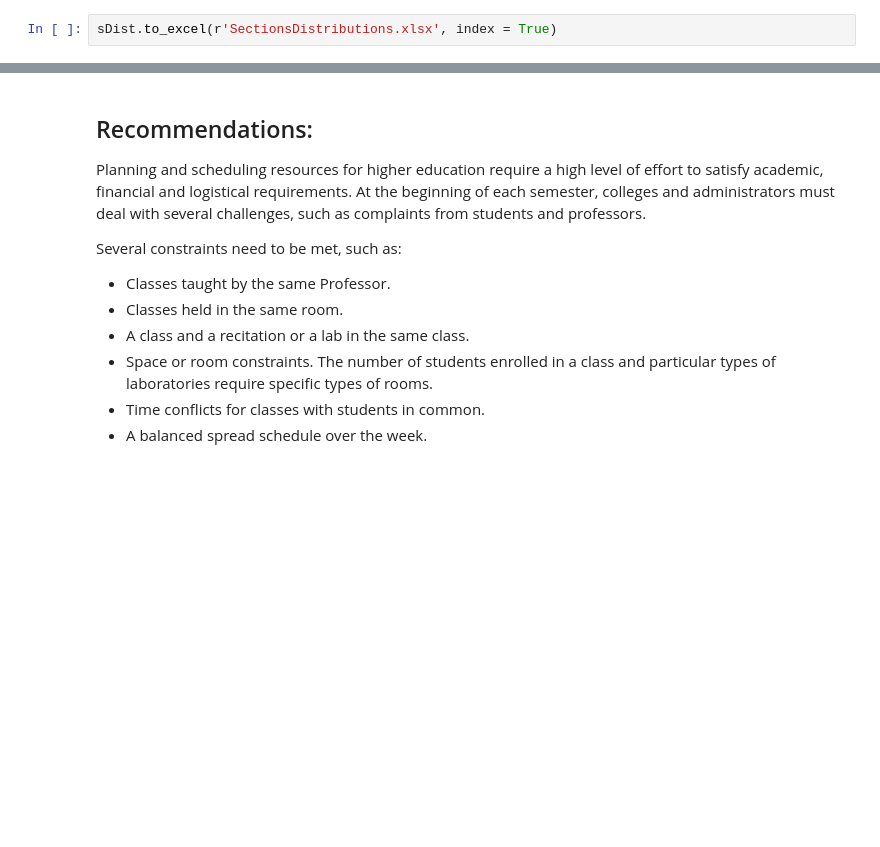
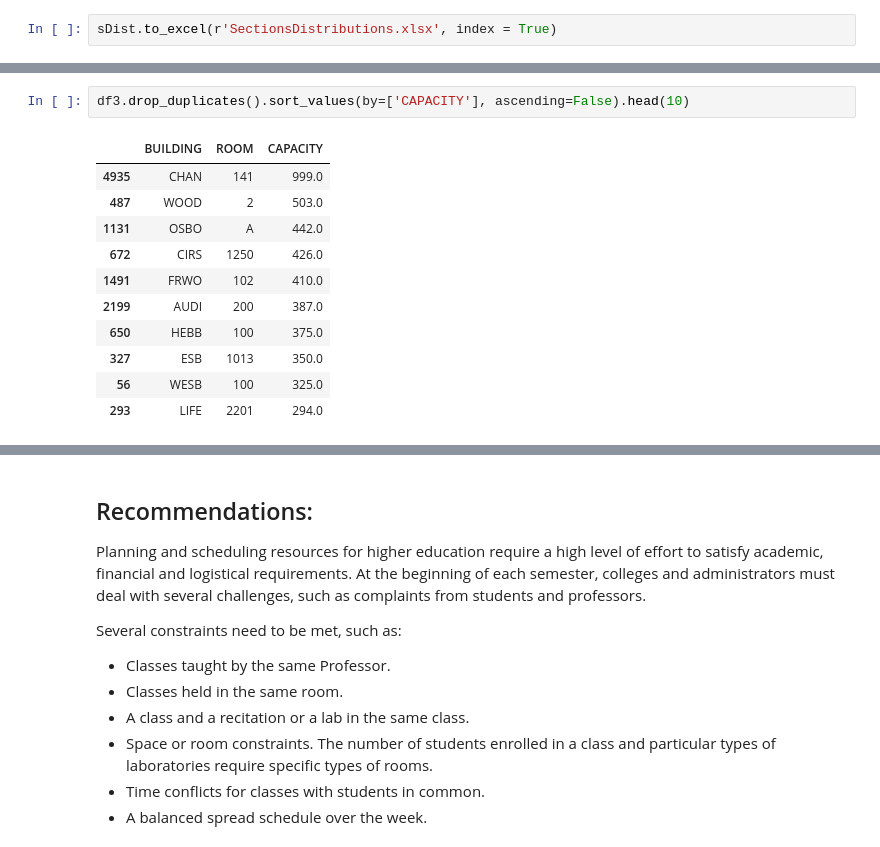
Before and after one commit to lucarli/University-Schedule-Analysis, a Jupyter notebook: ScheduleAnalysis.ipynb, the cells around one changed output, grey strips where cells are left out. Drawn from its saved outputs; the diff is of its cells as text; blank space fills up the shorter version.

```diff
--- a/ScheduleAnalysis.ipynb
+++ b/ScheduleAnalysis.ipynb
@@ -272,0 +324,14 @@ sDist.to_excel(r'SectionsDistributions.xlsx', index = True)
+# %%
+df3.drop_duplicates().sort_values(by=['CAPACITY'], ascending=False).head(10)
+# %% [output]
+|  | BUILDING | ROOM | CAPACITY |
+| 4935 | CHAN | 141 | 999.0 |
+| 487 | WOOD | 2 | 503.0 |
+| 1131 | OSBO | A | 442.0 |
+| 672 | CIRS | 1250 | 426.0 |
+| 1491 | FRWO | 102 | 410.0 |
+| 2199 | AUDI | 200 | 387.0 |
+| 650 | HEBB | 100 | 375.0 |
+| 327 | ESB | 1013 | 350.0 |
+| 56 | WESB | 100 | 325.0 |
+| 293 | LIFE | 2201 | 294.0 |
```
Also changed, not shown: parts of 7 cells of this notebook.
